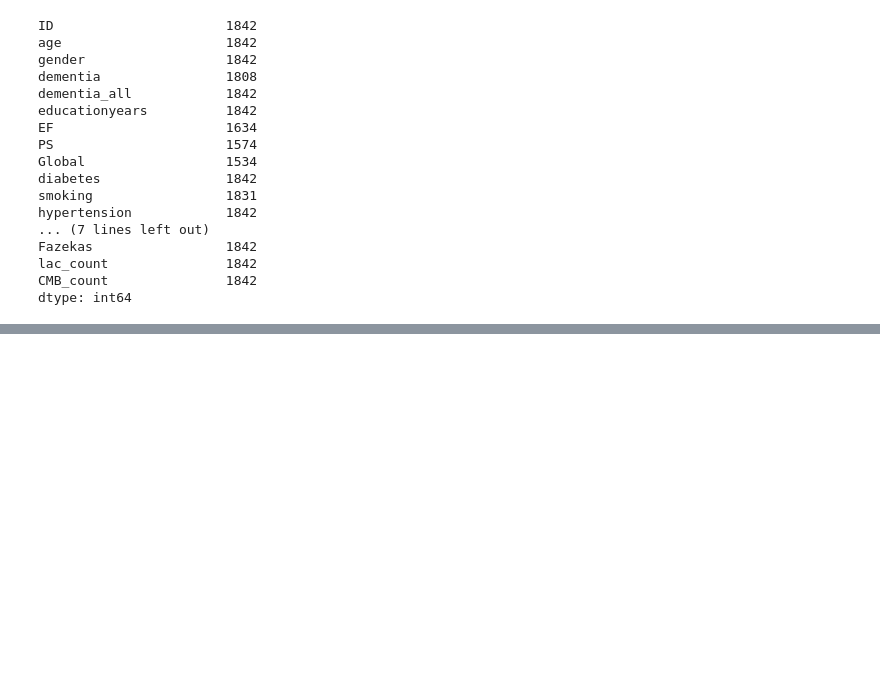
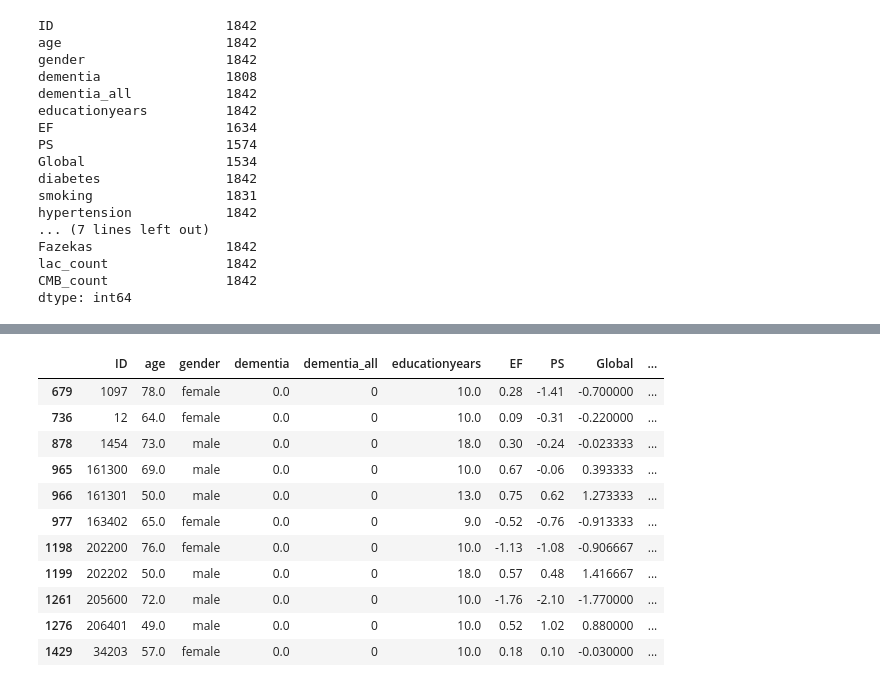
Before and after one commit to simonskodt/big-data-processes, a Jupyter notebook: DementiaProject/main.ipynb, the cells around one changed output, grey strips where cells are left out. Saved outputs shown, nothing was run; the diff lists cells and outputs as text; code cells hidden in the pictures; blank space fills up the shorter version.

```diff
--- a/DementiaProject/main.ipynb
+++ b/DementiaProject/main.ipynb
@@ -117,0 +138,17 @@ dtype: int64
+# %%
+pd.set_option('display.max_columns',None)
+##
+dementia_data[dementia_data["smoking"].isnull()]
+# %% [output]
+|  | ID | age | gender | dementia | dementia_all | educationyears | EF | PS | Global | ... |
+| 679 | 1097 | 78.0 | female | 0.0 | 0 | 10.0 | 0.28 | -1.41 | -0.700000 | ... |
+| 736 | 12 | 64.0 | female | 0.0 | 0 | 10.0 | 0.09 | -0.31 | -0.220000 | ... |
+| 878 | 1454 | 73.0 | male | 0.0 | 0 | 18.0 | 0.30 | -0.24 | -0.023333 | ... |
+| 965 | 161300 | 69.0 | male | 0.0 | 0 | 10.0 | 0.67 | -0.06 | 0.393333 | ... |
+| 966 | 161301 | 50.0 | male | 0.0 | 0 | 13.0 | 0.75 | 0.62 | 1.273333 | ... |
+| 977 | 163402 | 65.0 | female | 0.0 | 0 | 9.0 | -0.52 | -0.76 | -0.913333 | ... |
+| 1198 | 202200 | 76.0 | female | 0.0 | 0 | 10.0 | -1.13 | -1.08 | -0.906667 | ... |
+| 1199 | 202202 | 50.0 | male | 0.0 | 0 | 18.0 | 0.57 | 0.48 | 1.416667 | ... |
+| 1261 | 205600 | 72.0 | male | 0.0 | 0 | 10.0 | -1.76 | -2.10 | -1.770000 | ... |
+| 1276 | 206401 | 49.0 | male | 0.0 | 0 | 10.0 | 0.52 | 1.02 | 0.880000 | ... |
+| 1429 | 34203 | 57.0 | female | 0.0 | 0 | 10.0 | 0.18 | 0.10 | -0.030000 | ... |
```
Also changed, not shown: parts of 3 cells of this notebook.
